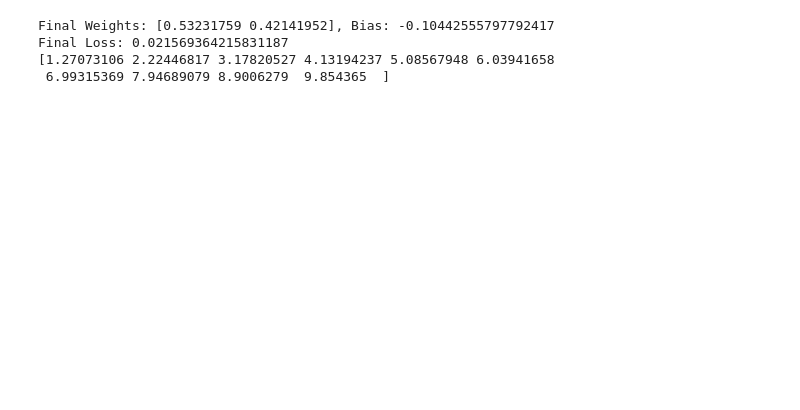
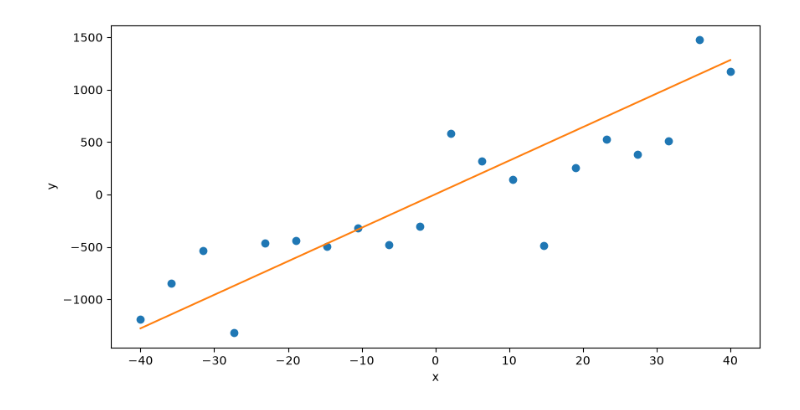
Before and after one commit to kata-front/simple_models_ML, a Jupyter notebook: my_linear_regression.ipynb, the cells around one changed output. Saved outputs shown, nothing was run; the diff lists cells and outputs as text; code cells hidden in the pictures; blank space fills up the shorter version.

```diff
--- a/my_linear_regression.ipynb
+++ b/my_linear_regression.ipynb
@@ -90,9 +16,21 @@ Epoch 999, Loss: 0.021145162497704047, Weights: [0.5378941  0.41632546], Bias: -
-# %%
-print(f"Final Weights: {model.get_params()['weights']}, Bias: {model.get_params()['bias']}")
-print(f"Final Loss: {mse.loss(y, model.predict(X))}")
-print(model.predict(X))
-# %% [output]
-Final Weights: [0.53231759 0.42141952], Bias: -0.10442555797792417
-Final Loss: 0.021569364215831187
-[1.27073106 2.22446817 3.17820527 4.13194237 5.08567948 6.03941658
- 6.99315369 7.94689079 8.9006279  9.854365  ]
+# %%
+x = np.linspace(-40, 40, 20)
+
+rng = np.random.default_rng(1234)
+y = 32 * x + 3 + rng.normal(0, 10, 20)
+
+w_true, b_true = 32, 3
+
+y_clean = w_true * x + b_true
+y += rng.normal(0, 0.5 * y_clean.std(), x.shape)
+# %%
+import matplotlib.pyplot as plt
+
+plt.figure(figsize=(10, 5))
+plt.plot(x, y, "o")
+plt.plot(x, y_clean, "-")
+plt.xlabel("x")
+plt.ylabel("y")
+plt.show()
+# %% [output]
+[figure, added]
```
Also changed, not shown: parts of 9 cells of this notebook, 1 other file.
